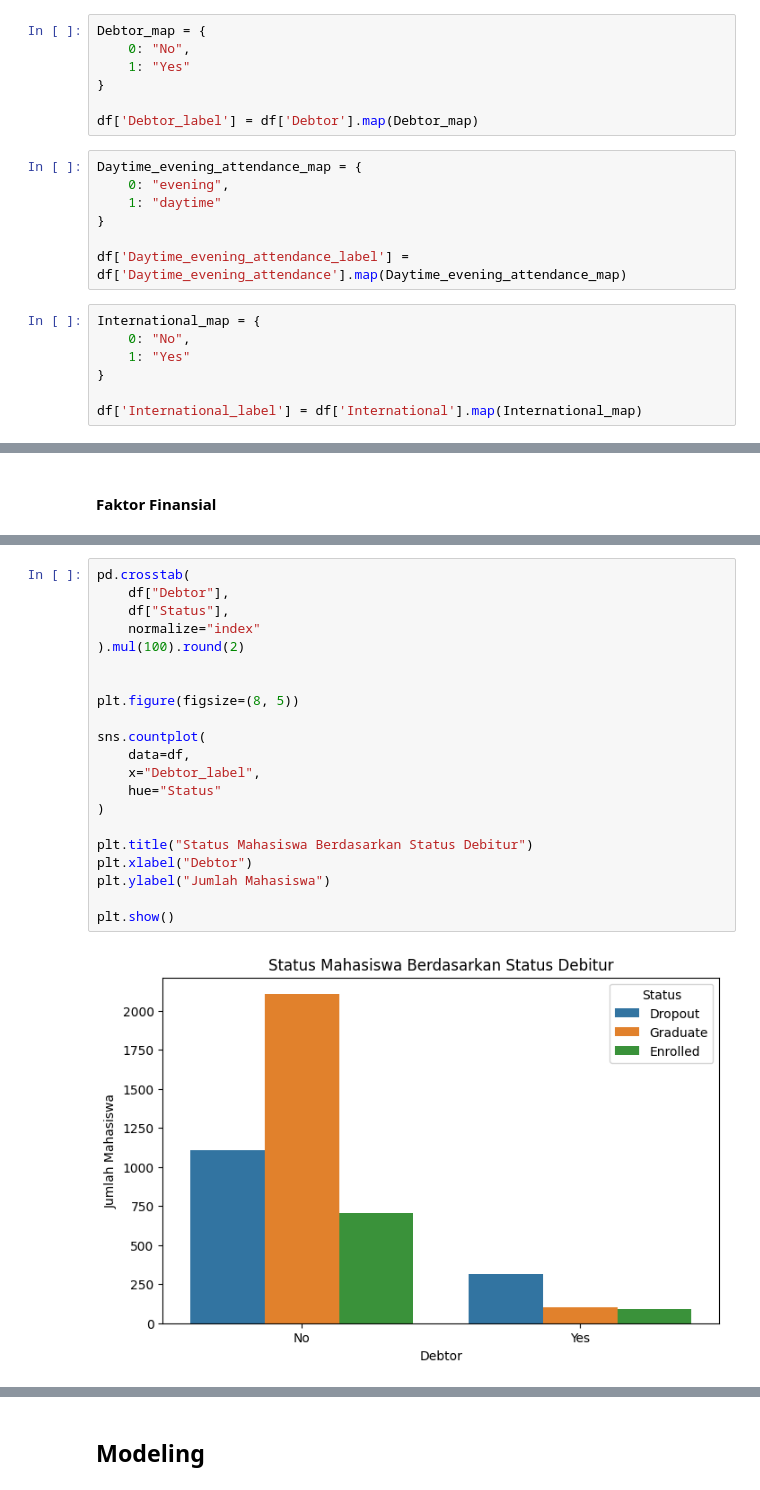
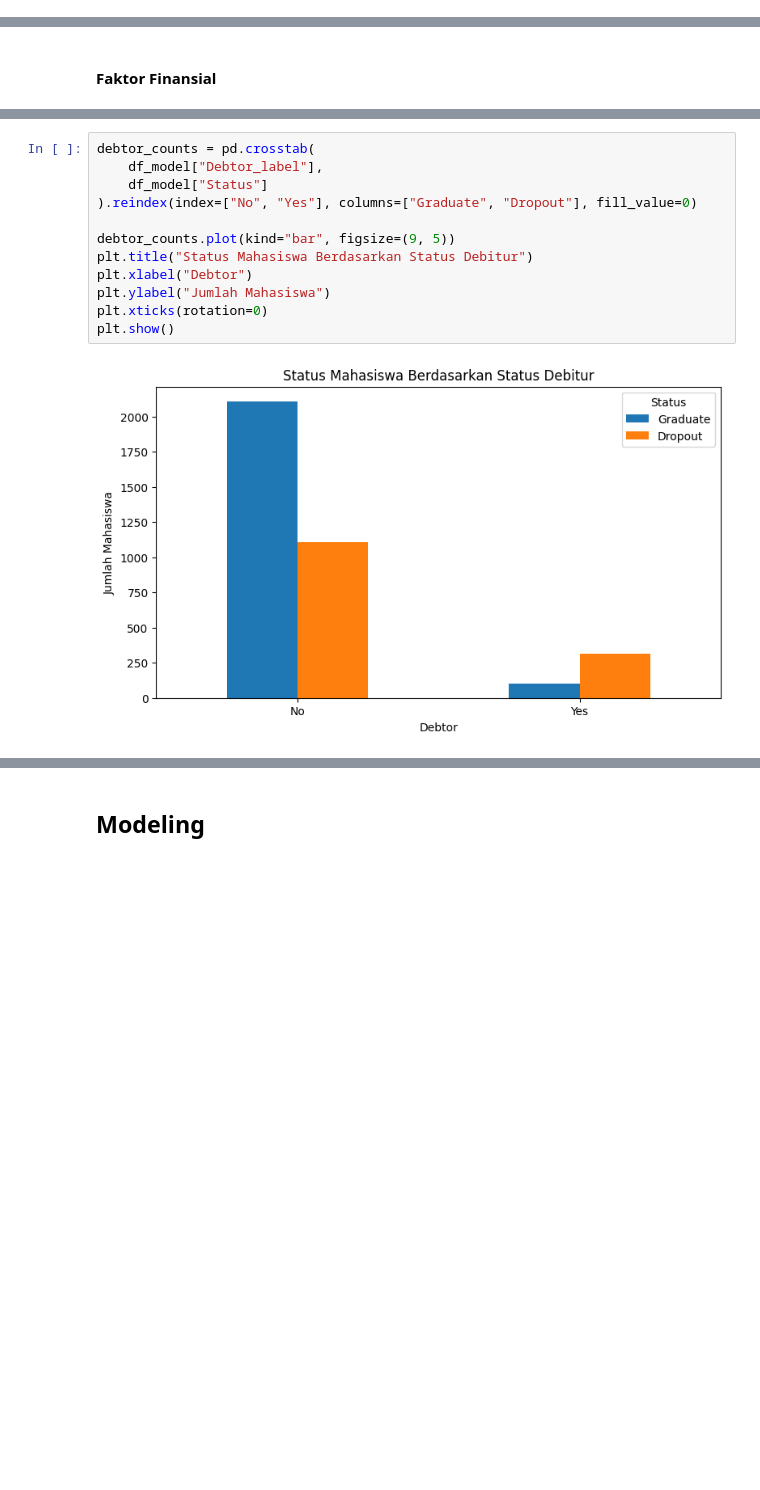
Before and after one commit to septabagass/Prediksi-Risiko-Dropout-Mahasiswa-Jaya-Jaya-Institut, a Jupyter notebook: Proyek_Akhir_Sistem_Prediksi_Risiko_Dropout_Mahasiswa_Jaya_Jaya_Institut.ipynb, the cells around one changed output, grey strips where cells are left out. Cells and saved outputs as stored; diff of their text form; blank space fills up the shorter version.

```diff
--- a/Proyek_Akhir_Sistem_Prediksi_Risiko_Dropout_Mahasiswa_Jaya_Jaya_Institut.ipynb
+++ b/Proyek_Akhir_Sistem_Prediksi_Risiko_Dropout_Mahasiswa_Jaya_Jaya_Institut.ipynb
@@ -194,21 +195,0 @@ df['Scholarship_holder_label'] = df['Scholarship_holder'].map(Scholarship_holder
-# %%
-Debtor_map = {
-    0: "No",
-    1: "Yes"
-}
-
-df['Debtor_label'] = df['Debtor'].map(Debtor_map)
-# %%
-Daytime_evening_attendance_map = {
-    0: "evening",
-    1: "daytime"
-}
-
-df['Daytime_evening_attendance_label'] = df['Daytime_evening_attendance'].map(Daytime_evening_attendance_map)
-# %%
-International_map = {
-    0: "No",
-    1: "Yes"
-}
-
-df['International_label'] = df['International'].map(International_map)
@@ -371,23 +411,14 @@ plt.show()
 # %%
-pd.crosstab(
-    df["Debtor"],
-    df["Status"],
-    normalize="index"
-).mul(100).round(2)
+debtor_counts = pd.crosstab(
+    df_model["Debtor_label"],
+    df_model["Status"]
+).reindex(index=["No", "Yes"], columns=["Graduate", "Dropout"], fill_value=0)
 
-
-plt.figure(figsize=(8, 5))
-
-sns.countplot(
-    data=df,
-    x="Debtor_label",
-    hue="Status"
-)
-
+debtor_counts.plot(kind="bar", figsize=(9, 5))
 plt.title("Status Mahasiswa Berdasarkan Status Debitur")
 plt.xlabel("Debtor")
 plt.ylabel("Jumlah Mahasiswa")
-
+plt.xticks(rotation=0)
 plt.show()
 # %% [output]
-[figure, old version]
+[figure, new version]
```
Also changed, not shown: parts of 45 cells of this notebook.
